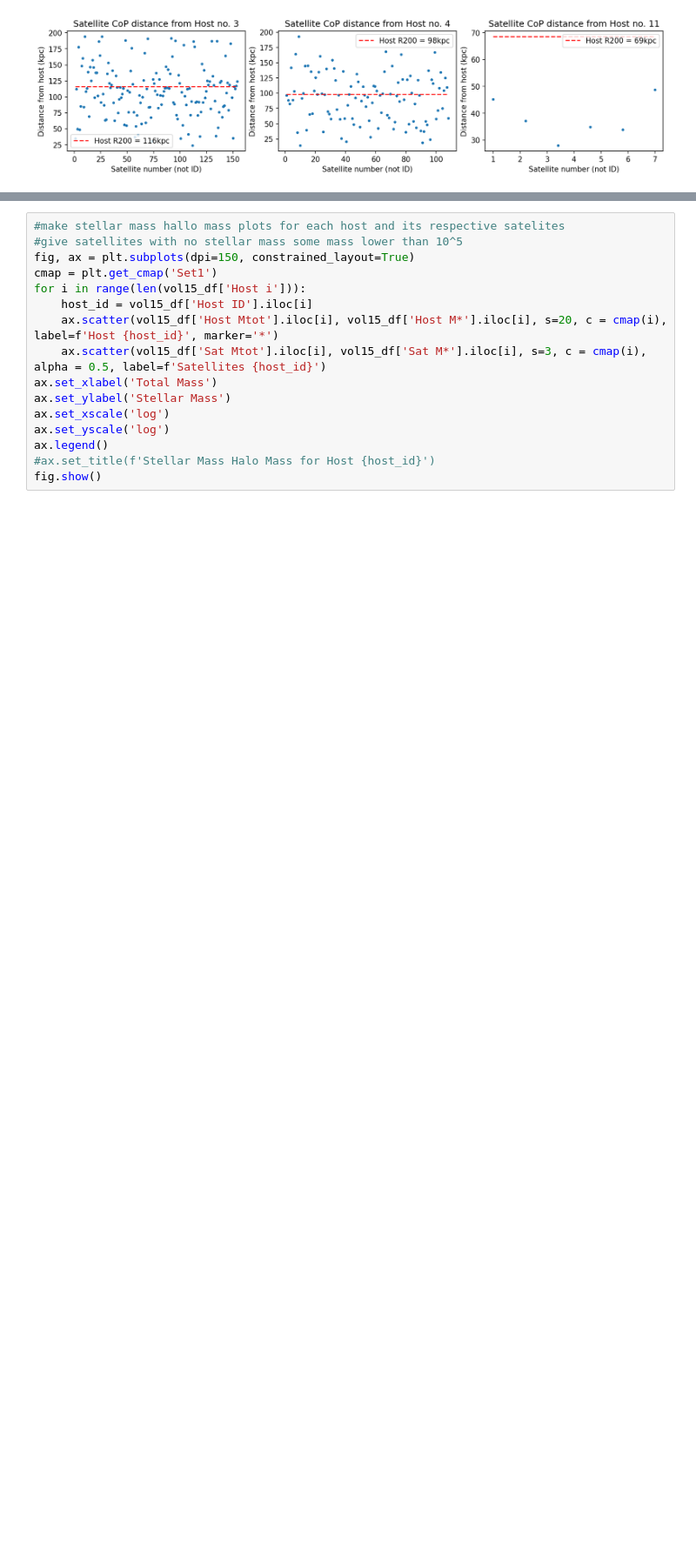
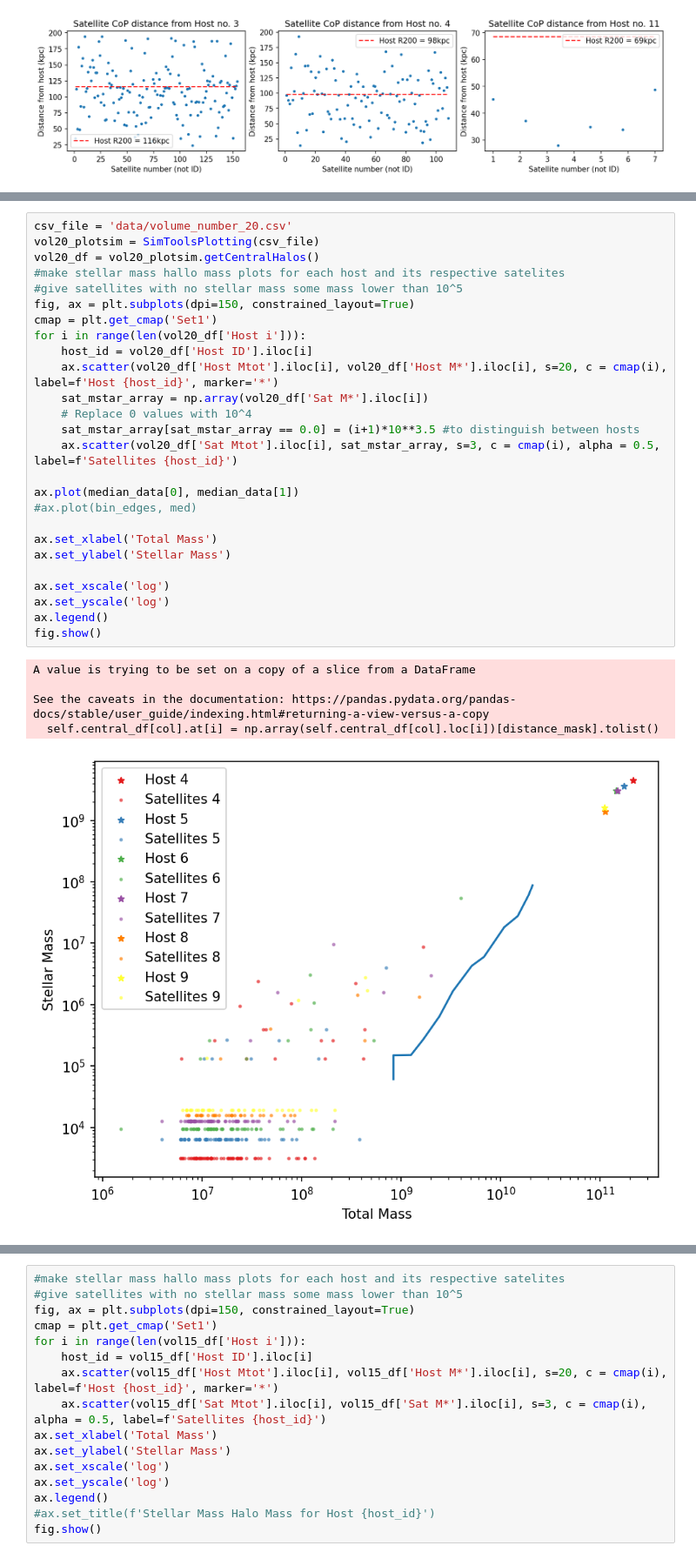
Before and after one commit to PK0207/scripts_by_me, a Jupyter notebook: cosmo_simulations/sim_rework.ipynb, the cells around one changed output, grey strips where cells are left out. Shown at 87% size. Drawn from its saved outputs; the diff is of its cells as text; blank space fills up the shorter version.

```diff
--- a/cosmo_simulations/sim_rework.ipynb
+++ b/cosmo_simulations/sim_rework.ipynb
@@ -631,0 +650,32 @@ fig.show()
+# %%
+csv_file = 'data/volume_number_20.csv'
+vol20_plotsim = SimToolsPlotting(csv_file)
+vol20_df = vol20_plotsim.getCentralHalos()
+#make stellar mass hallo mass plots for each host and its respective satelites
+#give satellites with no stellar mass some mass lower than 10^5
+fig, ax = plt.subplots(dpi=150, constrained_layout=True)
+cmap = plt.get_cmap('Set1')
+for i in range(len(vol20_df['Host i'])):
+    host_id = vol20_df['Host ID'].iloc[i]
+    ax.scatter(vol20_df['Host Mtot'].iloc[i], vol20_df['Host M*'].iloc[i], s=20, c = cmap(i), label=f'Host {host_id}', marker='*')
+    sat_mstar_array = np.array(vol20_df['Sat M*'].iloc[i])
+    # Replace 0 values with 10^4
+    sat_mstar_array[sat_mstar_array == 0.0] = (i+1)*10**3.5 #to distinguish between hosts
+    ax.scatter(vol20_df['Sat Mtot'].iloc[i], sat_mstar_array, s=3, c = cmap(i), alpha = 0.5, label=f'Satellites {host_id}')
+
+ax.plot(median_data[0], median_data[1])
+#ax.plot(bin_edges, med)
+
+ax.set_xlabel('Total Mass')
+ax.set_ylabel('Stellar Mass')
+
+ax.set_xscale('log')
+ax.set_yscale('log')
+ax.legend()
+fig.show()
+# %% [output]
+A value is trying to be set on a copy of a slice from a DataFrame
+
+See the caveats in the documentation: https://pandas.pydata.org/pandas-docs/stable/user_guide/indexing.html#returning-a-view-versus-a-copy
+  self.central_df[col].at[i] = np.array(self.central_df[col].loc[i])[distance_mask].tolist()
+[figure, added]
```
Also changed, not shown: parts of 9 cells of this notebook.
